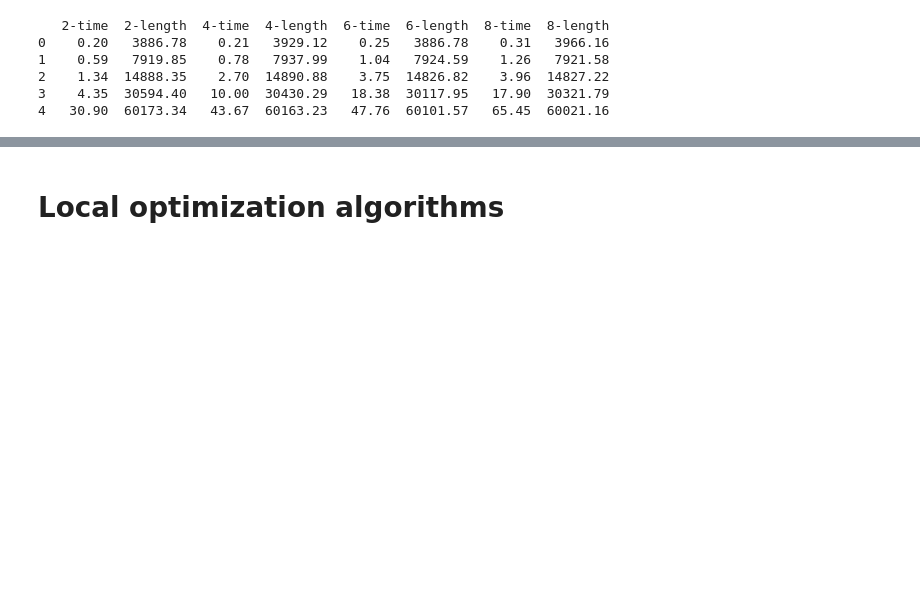
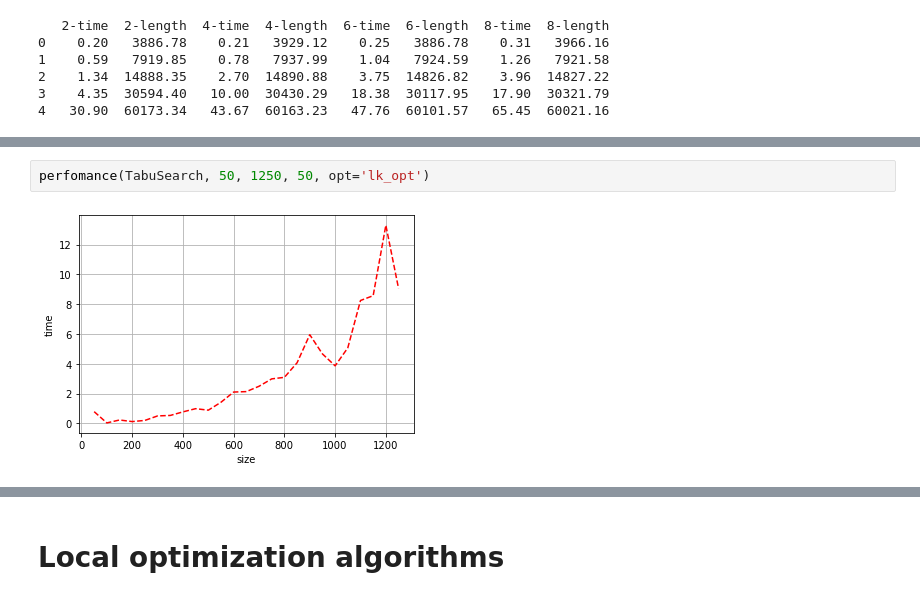
Before and after one commit to Lin-Kernighan/Notebooks, a Jupyter notebook: benchmarks.ipynb, the cells around one changed output, grey strips where cells are left out. Drawn from its saved outputs; the diff is of its cells as text; blank space fills up the shorter version.

```diff
--- a/benchmarks.ipynb
+++ b/benchmarks.ipynb
@@ -197,0 +234,4 @@ print(pd.DataFrame(frame))
+# %%
+perfomance(TabuSearch, 50, 1250, 50, opt='lk_opt')
+# %% [output]
+[figure, added]
```
Also changed, not shown: parts of 10 cells of this notebook.
